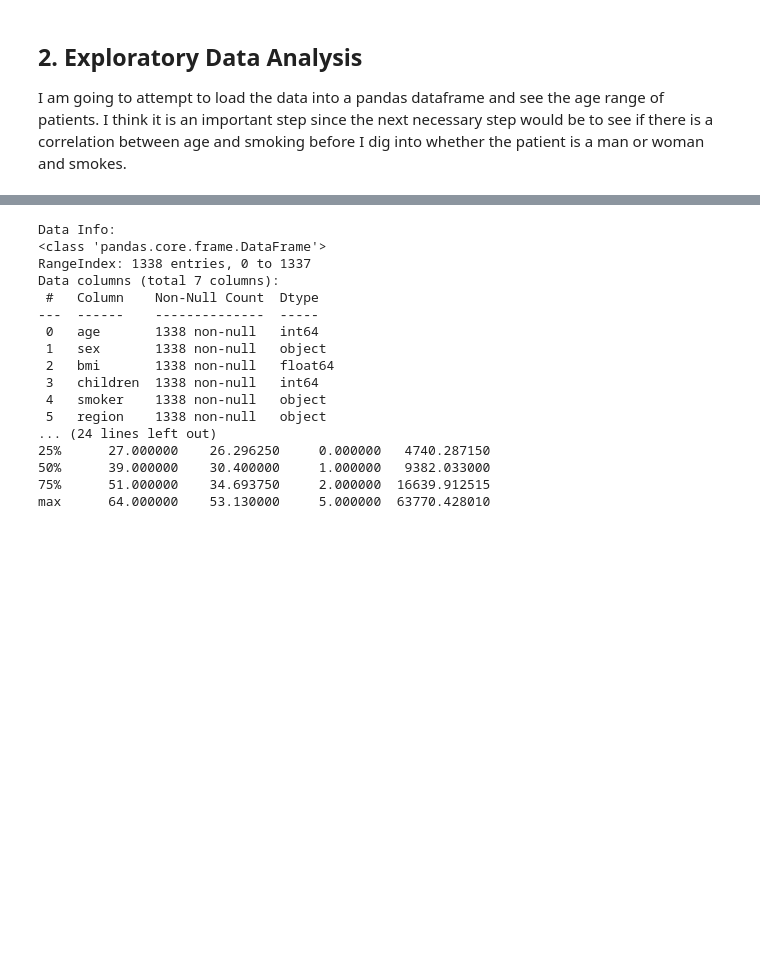
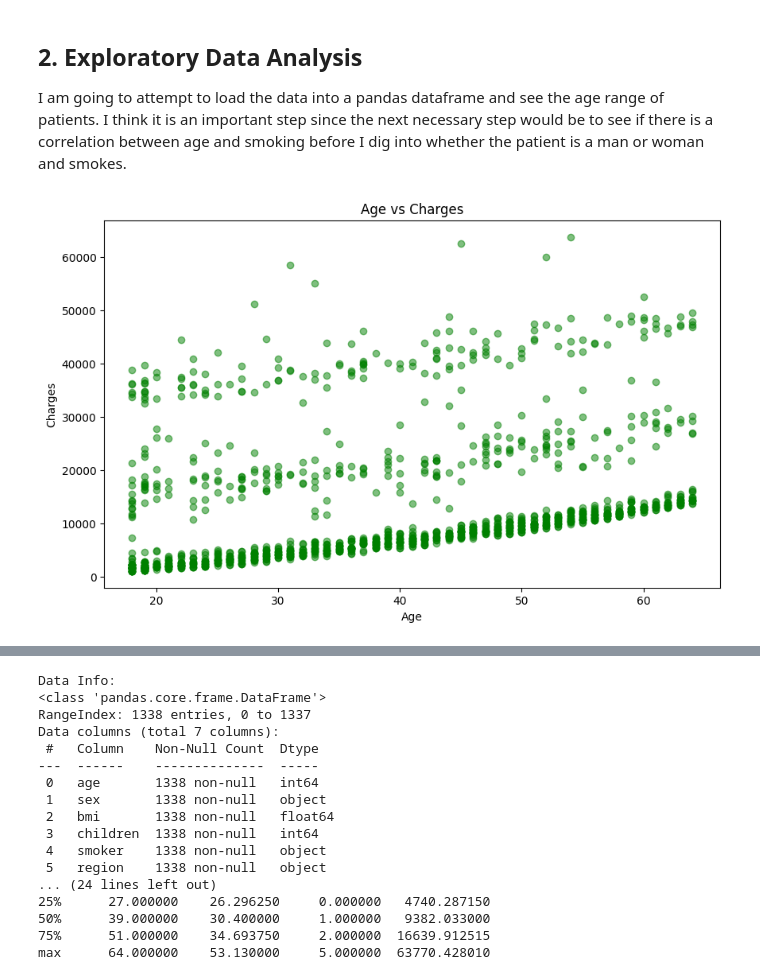
Before and after one commit to dhelms33/CS39AA-Project-DH, a Jupyter notebook: project_part1.ipynb, the cells around one changed output, grey strips where cells are left out. Saved outputs shown, nothing was run; the diff lists cells and outputs as text; code cells hidden in the pictures; blank space fills up the shorter version.

Commit message:
Added Exploratory Data Analysis

```diff
--- a/project_part1.ipynb
+++ b/project_part1.ipynb
@@ -19,3 +19,19 @@ Below I am analyzing and displaying the age of the population, the distribution
 ## 2. Exploratory Data Analysis
 
 I am going to attempt to load the data into a pandas dataframe and see the age range of patients. I think it is an important step since the next necessary step would be to see if there is a correlation between age and smoking before I dig into whether the patient is a man or woman and smokes.
+# %%
+import pandas as pd
+import matplotlib.pyplot as plt
+
+# Load the dataset
+data = pd.read_csv('insurance.csv')  # Replace 'insurance.csv' with the actual filename
+
+# Plot a scatter plot of Age vs Charges
+plt.figure(figsize=(10, 6))
+plt.scatter(data['age'], data['charges'], alpha=0.5, color='green')
+plt.title('Age vs Charges')
+plt.xlabel('Age')
+plt.ylabel('Charges')
+plt.show()
+# %% [output]
+[figure, added]
```
Also changed, not shown: parts of 5 cells of this notebook.
